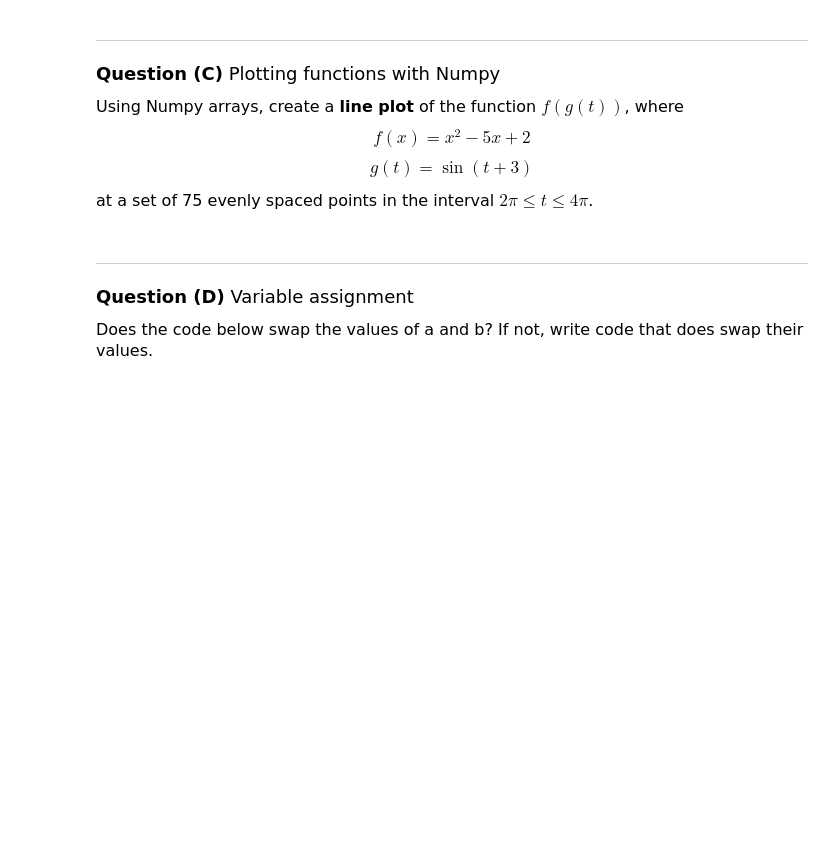
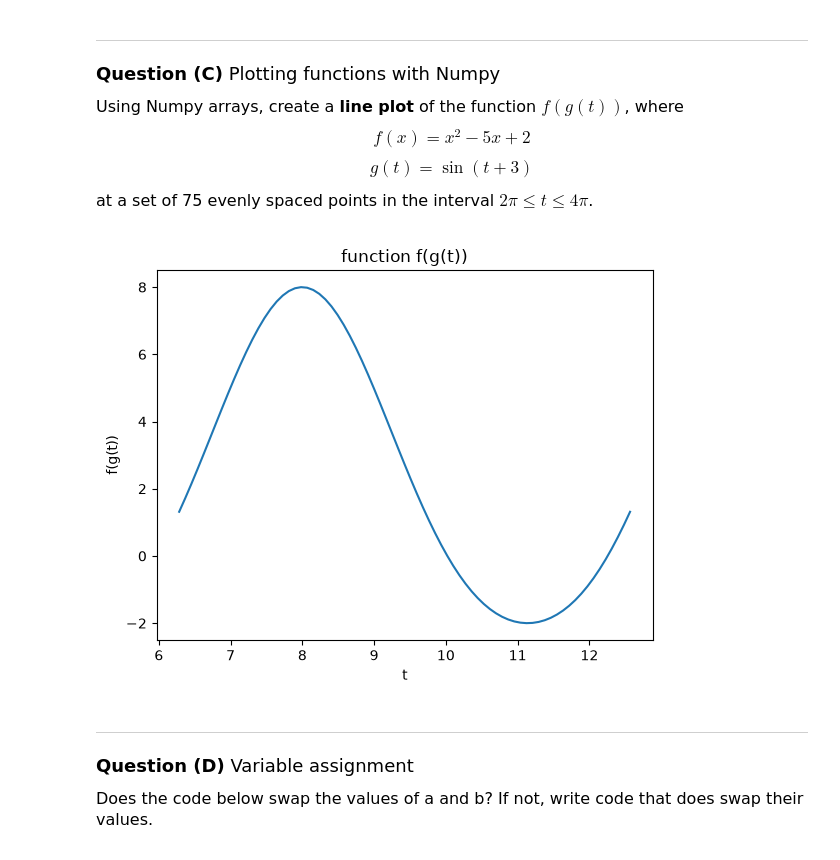
Before and after one commit to Cindyzzz1027/datasci151fall2026, a Jupyter notebook: practice_quiz/practice_quiz.ipynb, the cells around one changed output. Drawn from its saved outputs; the diff is of its cells as text; code cells hidden in the pictures; blank space fills up the shorter version.

```diff
--- a/practice_quiz/practice_quiz.ipynb
+++ b/practice_quiz/practice_quiz.ipynb
@@ -105,7 +126,20 @@ $$ g(t) = \sin(t + 3) $$
 at a set of 75 evenly spaced points in the interval $2\pi \leq t \leq 4\pi$.
 # %%
 # your code here
-t_vals = np.linspace(2*np.pi, 4*np,pi, 75)
+import matplotlib.pyplot as plt
+import numpy as np
+
+t_vals = np.linspace(np.pi*2, np.pi*4, 75)
+x_vals = np.sin(t_vals + 3)
+f_of_g = x_vals**2 - 5*x_vals + 2
+
+plt.plot(t_vals, f_of_g)
+plt.xlabel("t")
+plt.ylabel("f(g(t))")
+plt.title("function f(g(t))")
+plt.show()
+# %% [output]
+[figure, added]
 # %% [markdown]
 _______________________________
 <font size = "4">
```
Also changed, not shown: parts of 8 cells of this notebook.
